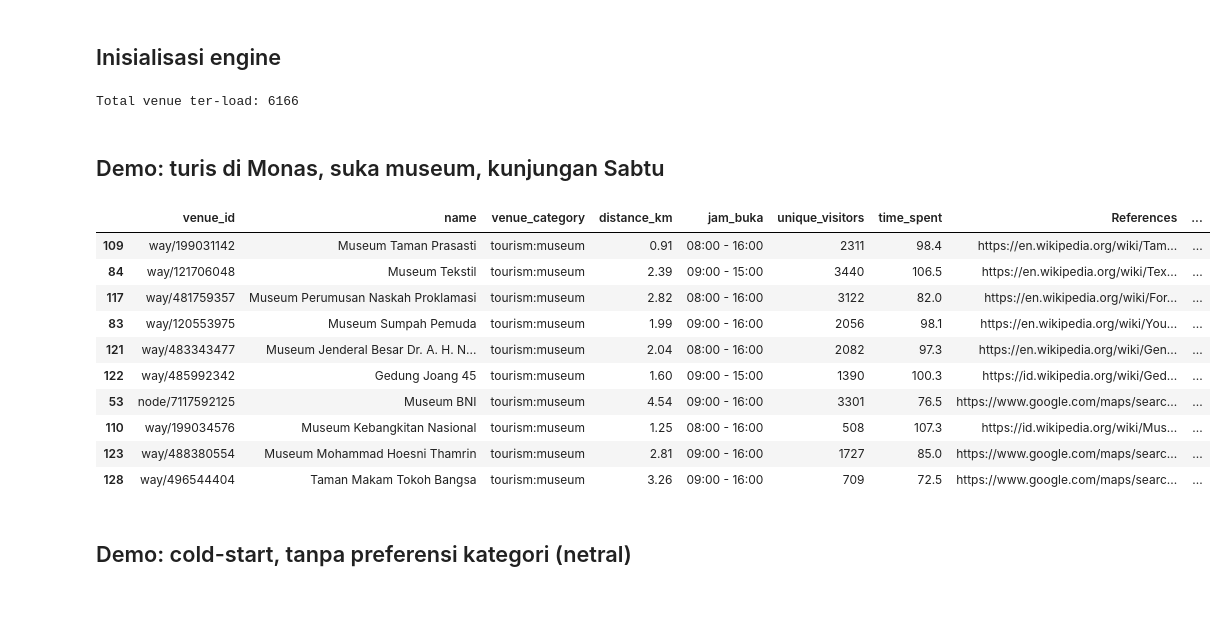
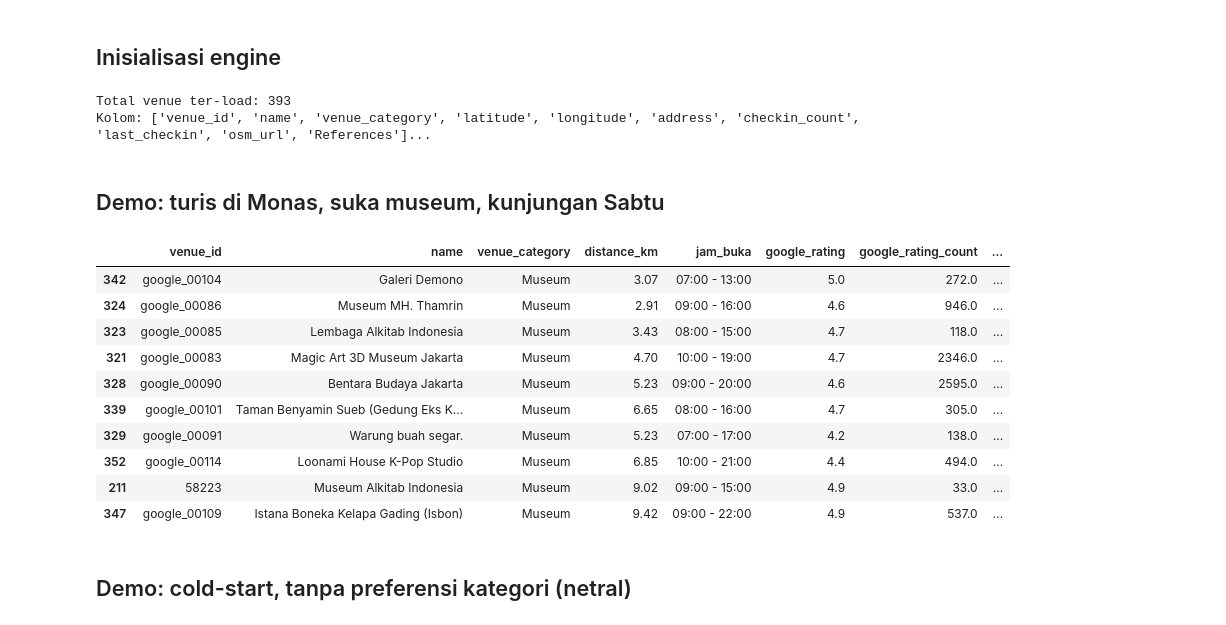
Before and after one commit to Hazjel/sistem-rekomendasi-destinasi-wisata-jakarta, a Jupyter notebook: docs/notebooks/04_modeling.ipynb, the cells around one changed output. Saved outputs shown, nothing was run; the diff lists cells and outputs as text; code cells hidden in the pictures.

```diff
--- a/docs/notebooks/04_modeling.ipynb
+++ b/docs/notebooks/04_modeling.ipynb
@@ -25,28 +27,36 @@ plt.show()
 # %% [markdown]
 ## Inisialisasi engine
 # %%
-rec = Recommender(csv_path="../../data/venues_enriched.csv")
+import os
+csv_path = os.path.join(os.path.dirname(os.path.abspath(".")),
+                        "data", "processed", "merged_venues_enriched.csv")
+# Dari docs/notebooks/ -> naik 2 level ke root
+csv_path = "../../data/processed/merged_venues_enriched.csv"
+
+rec = Recommender(csv_path=csv_path)
 print(f"Total venue ter-load: {len(rec.df)}")
+print(f"Kolom: {list(rec.df.columns[:10])}...")
 # %% [output]
-Total venue ter-load: 6166
+Total venue ter-load: 393
+Kolom: ['venue_id', 'name', 'venue_category', 'latitude', 'longitude', 'address', 'checkin_count', 'last_checkin', 'osm_url', 'References']...
 # %% [markdown]
 ## Demo: turis di Monas, suka museum, kunjungan Sabtu
 # %%
 res = rec.recommend(lat=-6.1754, lon=106.8272,
-                     category="tourism:museum", day="Sabtu", top_n=10)
+                     category="Museum", day="Sabtu", top_n=10)
 res
 # %% [output]
-|  | venue_id | name | venue_category | distance_km | jam_buka | unique_visitors | time_spent | References | ... |
-| 109 | way/199031142 | Museum Taman Prasasti | tourism:museum | 0.91 | 08:00 - 16:00 | 2311 | 98.4 | https://en.wikipedia.org/wiki/Tam... | ... |
-| 84 | way/121706048 | Museum Tekstil | tourism:museum | 2.39 | 09:00 - 15:00 | 3440 | 106.5 | https://en.wikipedia.org/wiki/Tex... | ... |
-| 117 | way/481759357 | Museum Perumusan Naskah Proklamasi | tourism:museum | 2.82 | 08:00 - 16:00 | 3122 | 82.0 | https://en.wikipedia.org/wiki/For... | ... |
-| 83 | way/120553975 | Museum Sumpah Pemuda | tourism:museum | 1.99 | 09:00 - 16:00 | 2056 | 98.1 | https://en.wikipedia.org/wiki/You... | ... |
-| 121 | way/483343477 | Museum Jenderal Besar Dr. A. H. N... | tourism:museum | 2.04 | 08:00 - 16:00 | 2082 | 97.3 | https://en.wikipedia.org/wiki/Gen... | ... |
-| 122 | way/485992342 | Gedung Joang 45 | tourism:museum | 1.60 | 09:00 - 15:00 | 1390 | 100.3 | https://id.wikipedia.org/wiki/Ged... | ... |
-| 53 | node/7117592125 | Museum BNI | tourism:museum | 4.54 | 09:00 - 16:00 | 3301 | 76.5 | https://www.google.com/maps/searc... | ... |
-| 110 | way/199034576 | Museum Kebangkitan Nasional | tourism:museum | 1.25 | 08:00 - 16:00 | 508 | 107.3 | https://id.wikipedia.org/wiki/Mus... | ... |
-| 123 | way/488380554 | Museum Mohammad Hoesni Thamrin | tourism:museum | 2.81 | 09:00 - 16:00 | 1727 | 85.0 | https://www.google.com/maps/searc... | ... |
-| 128 | way/496544404 | Taman Makam Tokoh Bangsa | tourism:museum | 3.26 | 09:00 - 16:00 | 709 | 72.5 | https://www.google.com/maps/searc... | ... |
+|  | venue_id | name | venue_category | distance_km | jam_buka | google_rating | google_rating_count | ... |
+| 342 | google_00104 | Galeri Demono | Museum | 3.07 | 07:00 - 13:00 | 5.0 | 272.0 | ... |
+| 324 | google_00086 | Museum MH. Thamrin | Museum | 2.91 | 09:00 - 16:00 | 4.6 | 946.0 | ... |
+| 323 | google_00085 | Lembaga Alkitab Indonesia | Museum | 3.43 | 08:00 - 15:00 | 4.7 | 118.0 | ... |
+| 321 | google_00083 | Magic Art 3D Museum Jakarta | Museum | 4.70 | 10:00 - 19:00 | 4.7 | 2346.0 | ... |
+| 328 | google_00090 | Bentara Budaya Jakarta | Museum | 5.23 | 09:00 - 20:00 | 4.6 | 2595.0 | ... |
+| 339 | google_00101 | Taman Benyamin Sueb (Gedung Eks K... | Museum | 6.65 | 08:00 - 16:00 | 4.7 | 305.0 | ... |
+| 329 | google_00091 | Warung buah segar. | Museum | 5.23 | 07:00 - 17:00 | 4.2 | 138.0 | ... |
+| 352 | google_00114 | Loonami House K-Pop Studio | Museum | 6.85 | 10:00 - 21:00 | 4.4 | 494.0 | ... |
+| 211 | 58223 | Museum Alkitab Indonesia | Museum | 9.02 | 09:00 - 15:00 | 4.9 | 33.0 | ... |
+| 347 | google_00109 | Istana Boneka Kelapa Gading (Isbon) | Museum | 9.42 | 09:00 - 22:00 | 4.9 | 537.0 | ... |
 # %% [markdown]
 ## Demo: cold-start, tanpa preferensi kategori (netral)
 # %%
```
Also changed, not shown: parts of 4 cells of this notebook, 1 other file.
